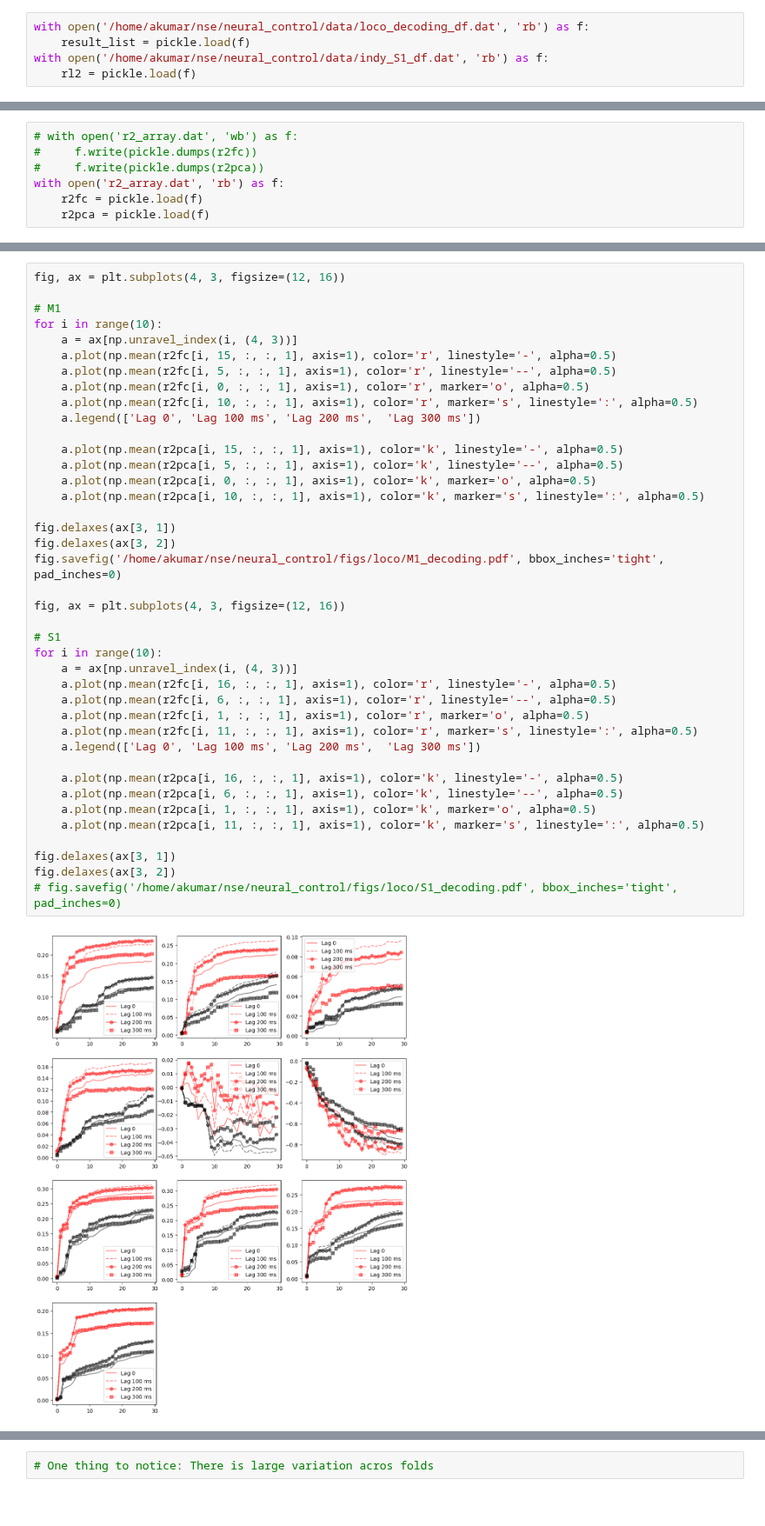
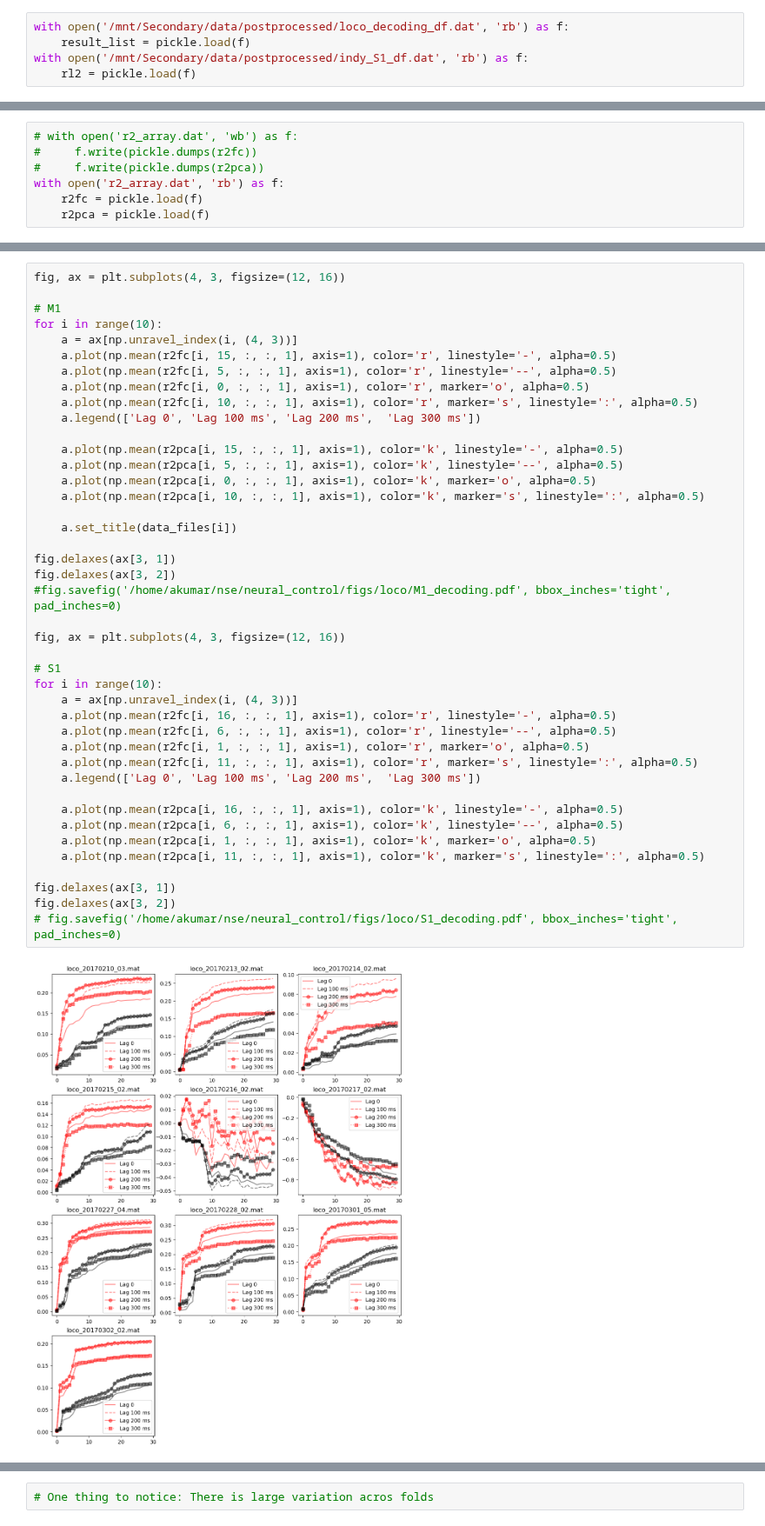
Before and after one commit to BouchardLab/FCCA_analysis, a Jupyter notebook: notebooks/data_exploration/loco_analysis.ipynb, the cells around one changed output, grey strips where cells are left out. Shown at 87% size. Drawn from its saved outputs; the diff is of its cells as text.

```diff
--- a/notebooks/data_exploration/loco_analysis.ipynb
+++ b/notebooks/data_exploration/loco_analysis.ipynb
@@ -37,9 +37,9 @@ loader_args = [{'bin_width':50, 'filter_fn':'none', 'filter_kwargs':{}, 'boxcox'
 # %% [markdown]
 ### Decoding
 # %%
-with open('/home/akumar/nse/neural_control/data/loco_decoding_df.dat', 'rb') as f:
+with open('/mnt/Secondary/data/postprocessed/loco_decoding_df.dat', 'rb') as f:
     result_list = pickle.load(f)
-with open('/home/akumar/nse/neural_control/data/indy_S1_df.dat', 'rb') as f:
+with open('/mnt/Secondary/data/postprocessed/indy_S1_df.dat', 'rb') as f:
     rl2 = pickle.load(f)
 # %% [output]
 https://scikit-learn.org/stable/modules/model_persistence.html#security-maintainability-limitations
@@ -122,35 +132,37 @@ for i in range(10):
     a.legend(['Lag 0', 'Lag 100 ms', 'Lag 200 ms',  'Lag 300 ms'])
 
     a.plot(np.mean(r2pca[i, 15, :, :, 1], axis=1), color='k', linestyle='-', alpha=0.5)
     a.plot(np.mean(r2pca[i, 5, :, :, 1], axis=1), color='k', linestyle='--', alpha=0.5)
     a.plot(np.mean(r2pca[i, 0, :, :, 1], axis=1), color='k', marker='o', alpha=0.5)
     a.plot(np.mean(r2pca[i, 10, :, :, 1], axis=1), color='k', marker='s', linestyle=':', alpha=0.5)
 
+    a.set_title(data_files[i])
+
 fig.delaxes(ax[3, 1])
 fig.delaxes(ax[3, 2])
-fig.savefig('/home/akumar/nse/neural_control/figs/loco/M1_decoding.pdf', bbox_inches='tight', pad_inches=0)
+#fig.savefig('/home/akumar/nse/neural_control/figs/loco/M1_decoding.pdf', bbox_inches='tight', pad_inches=0)
 
 fig, ax = plt.subplots(4, 3, figsize=(12, 16))
 
 # S1
 for i in range(10):
     a = ax[np.unravel_index(i, (4, 3))]
     a.plot(np.mean(r2fc[i, 16, :, :, 1], axis=1), color='r', linestyle='-', alpha=0.5)
     a.plot(np.mean(r2fc[i, 6, :, :, 1], axis=1), color='r', linestyle='--', alpha=0.5)
     a.plot(np.mean(r2fc[i, 1, :, :, 1], axis=1), color='r', marker='o', alpha=0.5)
     a.plot(np.mean(r2fc[i, 11, :, :, 1], axis=1), color='r', marker='s', linestyle=':', alpha=0.5)
     a.legend(['Lag 0', 'Lag 100 ms', 'Lag 200 ms',  'Lag 300 ms'])
 
     a.plot(np.mean(r2pca[i, 16, :, :, 1], axis=1), color='k', linestyle='-', alpha=0.5)
     a.plot(np.mean(r2pca[i, 6, :, :, 1], axis=1), color='k', linestyle='--', alpha=0.5)
     a.plot(np.mean(r2pca[i, 1, :, :, 1], axis=1), color='k', marker='o', alpha=0.5)
     a.plot(np.mean(r2pca[i, 11, :, :, 1], axis=1), color='k', marker='s', linestyle=':', alpha=0.5)
 
 fig.delaxes(ax[3, 1])
 fig.delaxes(ax[3, 2])
 # fig.savefig('/home/akumar/nse/neural_control/figs/loco/S1_decoding.pdf', bbox_inches='tight', pad_inches=0)
 # %% [output]
-[figure, old version]
+[figure, new version]
 [figure]
 # %%
 # One thing to notice: There is large variation acros folds
```
Also changed, not shown: parts of 1 cell of this notebook, 31 other files.
